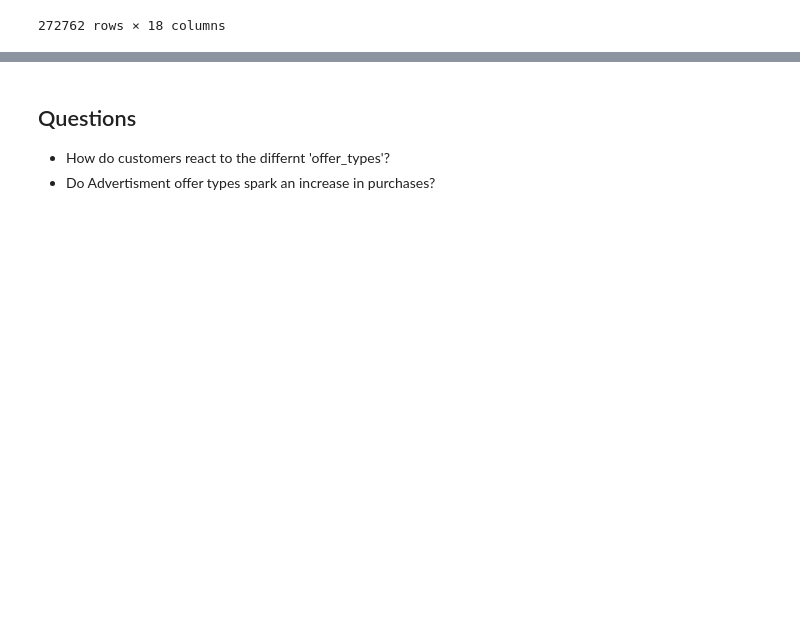
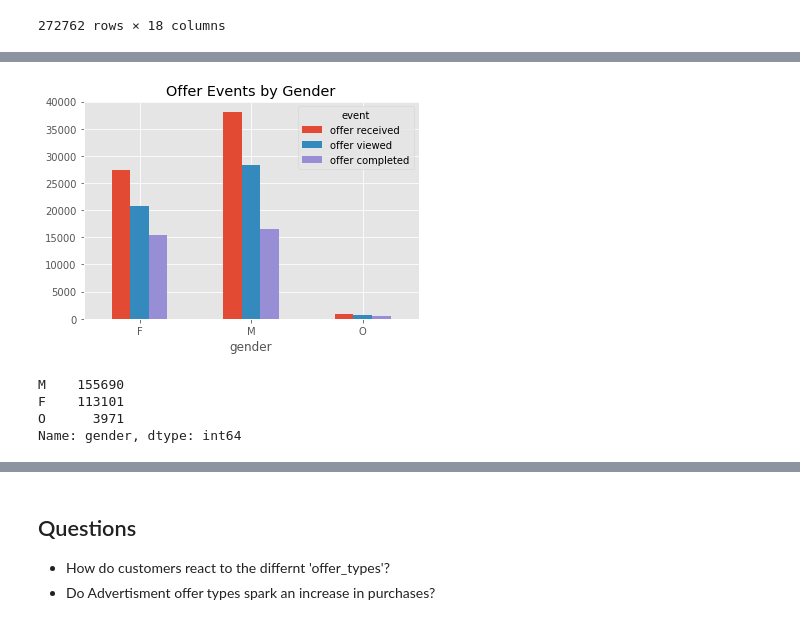
Before and after one commit to ajgiust/Optimize-Starbucks-App-Offers, a Jupyter notebook: Starbucks_Capstone_notebook.ipynb, the cells around one changed output, grey strips where cells are left out. Drawn from its saved outputs; the diff is of its cells as text; code cells hidden in the pictures; blank space fills up the shorter version.

```diff
--- a/Starbucks_Capstone_notebook.ipynb
+++ b/Starbucks_Capstone_notebook.ipynb
@@ -629,0 +608,35 @@ len(customer_id_list)
+# %%
+# Create income_group bins
+# then drop 'income' columns
+
+transcript_new['income_group'] = pd.cut(transcript_new['income'], bins=5)
+transcript_new = transcript_new.drop('income', axis=1)
+# %%
+def transcript_event_count_grouped(df, groupby):
+    '''
+    Groups Starbucks transaction data by user specified field(s) and returns the count of each 'event' type along with the
+    total dollar amount of transactions.
+    Also returns the ratio of...
+        1. offers viewed / offers and recieved
+        2. offers completed / offers and recieved
+
+    Inputs: df [dataframe]
+            groupby [str or list] - fields to group data by
+
+    Output: event_count
+    '''
+
+    event_count = df.groupby(groupby).agg({'event': np.count_nonzero,
+                                           'amount': np.sum}).unstack()
+    event_count = event_count.drop([('event', 'transaction'),
+                                    ('amount', 'offer viewed'),
+                                    ('amount', 'offer received'),
+                                    ('amount', 'offer completed')], axis=1)
+    event_count['amount', 'received_viewed_ratio'] = event_count['event']['offer viewed'] / event_count['event']['offer received']
+    event_count['amount', 'received_completed_ratio'] = event_count['event']['offer completed'] / event_count['event']['offer received']
+    event_count.columns = event_count.columns.droplevel()
+
+    return event_count
+# %%
+event_count_by_gender = transcript_event_count_grouped(transcript_new, ['gender', 'event'])
+event_count_by_gender
@@ -629,0 +649,13 @@ len(customer_id_list)
+# %%
+event_count_by_gender[['offer received', 'offer viewed', 'offer completed']].plot(kind='bar', rot=0,
+                                                                                  title='Offer Events by Gender');
+plt.savefig('event_by_gender.png')
+# %% [output]
+[figure, added]
+# %%
+transcript_new['gender'].value_counts(dropna=False)
+# %% [output]
+M    155690
+F    113101
+O      3971
+Name: gender, dtype: int64
```
Also changed, not shown: parts of 47 cells of this notebook, 4 other files.
